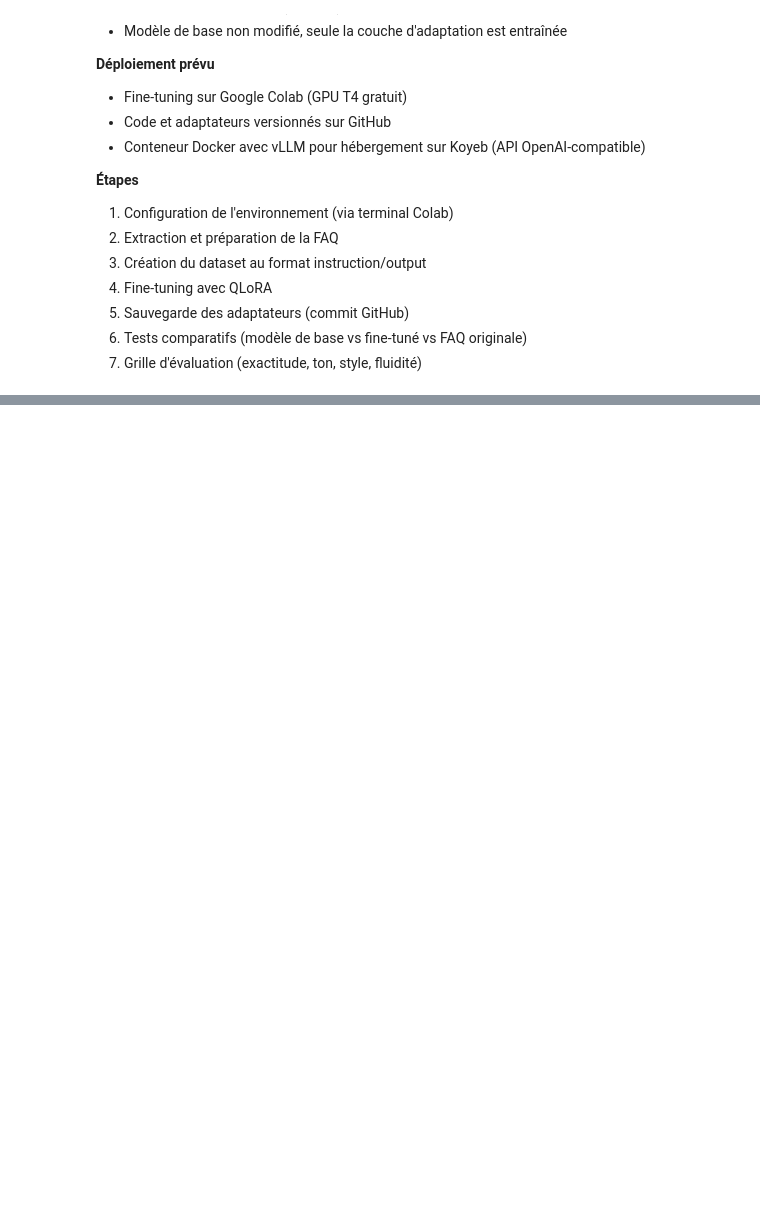
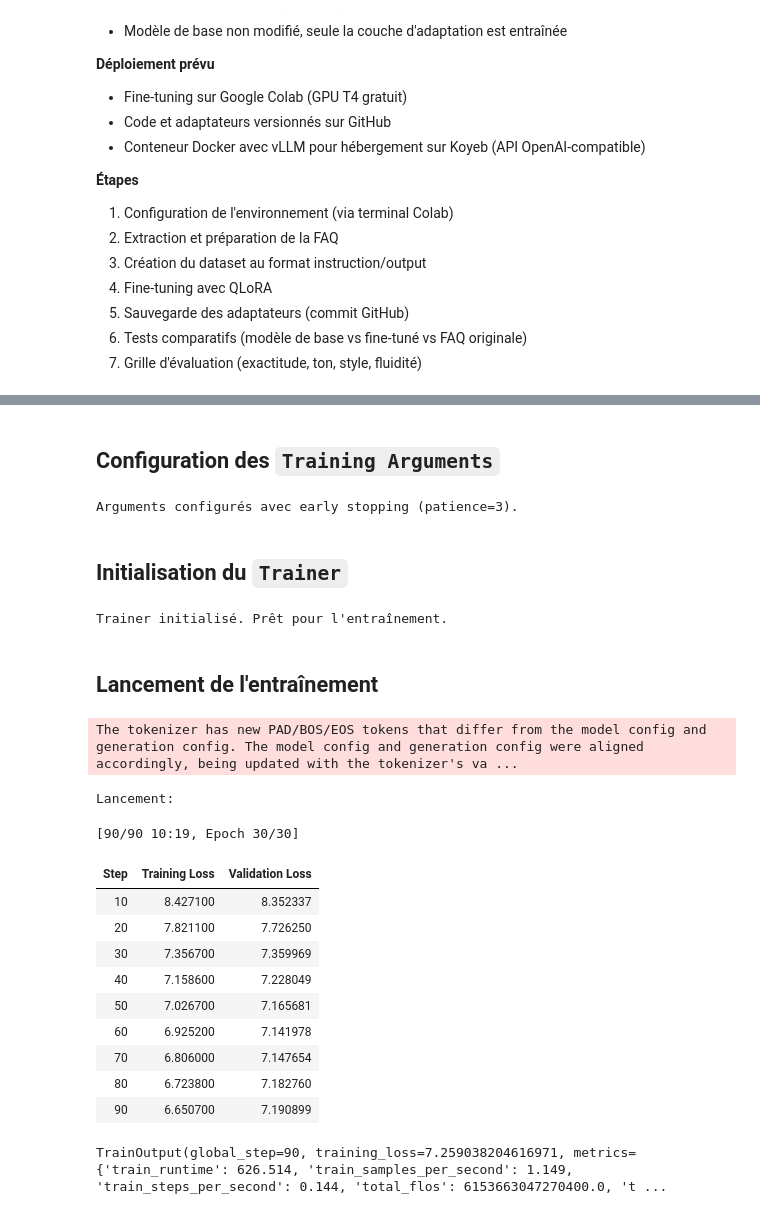
Before and after one commit to VivanBoy/assistant-rag, a Jupyter notebook: notebooks/3-assistant-ft/assistant_fine_tune.ipynb, the cells around one changed output, grey strips where cells are left out. Saved outputs shown, nothing was run; the diff lists cells and outputs as text; code cells hidden in the pictures; blank space fills up the shorter version.

```diff
--- a/notebooks/3-assistant-ft/assistant_fine_tune.ipynb
+++ b/notebooks/3-assistant-ft/assistant_fine_tune.ipynb
@@ -78,0 +1158,65 @@ drwxr-xr-x 4 root root     4096 Mar  1 21:28 src
+# %% [markdown]
+## **Configuration des `Training Arguments`**
+# %%
+# Configuration des arguments d'entraînement avec early stopping
+training_args = TrainingArguments(
+    output_dir=str(MODELS_FT_DIR / "checkpoints-qwen"),
+    num_train_epochs=30,
+    per_device_train_batch_size=2,
+    per_device_eval_batch_size=2,
+    gradient_accumulation_steps=4,
+    warmup_steps=10,
+    logging_steps=5,
+    eval_strategy="steps",
+    eval_steps=10,
+    save_strategy="steps",
+    save_steps=10,
+    learning_rate=2e-4,
+    fp16=True,
+    push_to_hub=False,
+    report_to="none",
+    load_best_model_at_end=True,
+    metric_for_best_model="eval_loss",
+    greater_is_better=False,
+    save_total_limit=3,
+)
+
+print("Arguments configurés avec early stopping (patience=3).")
+# %% [output]
+Arguments configurés avec early stopping (patience=3).
+# %% [markdown]
+## **Initialisation du `Trainer`**
+# %%
+trainer = Trainer(
+    model=model,
+    args=training_args,
+    train_dataset=tokenized_train,
+    eval_dataset=tokenized_eval,
+    tokenizer=tokenizer,
+    callbacks=[EarlyStoppingCallback(early_stopping_patience=3)]
+)
+
+print("Trainer initialisé. Prêt pour l'entraînement.")
+# %% [output]
+Trainer initialisé. Prêt pour l'entraînement.
+# %% [markdown]
+## **Lancement de l'entraînement**
+# %%
+# Lancement de l'entraînement avec early stopping
+print("Lancement: \n")
+trainer.train()
+# %% [output]
+The tokenizer has new PAD/BOS/EOS tokens that differ from the model config and generation config. The model config and generation config were aligned accordingly, being updated with the tokenizer's va ...
+Lancement:
+[90/90 10:19, Epoch 30/30]
+| Step | Training Loss | Validation Loss |
+| 10 | 8.427100 | 8.352337 |
+| 20 | 7.821100 | 7.726250 |
+| 30 | 7.356700 | 7.359969 |
+| 40 | 7.158600 | 7.228049 |
+| 50 | 7.026700 | 7.165681 |
+| 60 | 6.925200 | 7.141978 |
+| 70 | 6.806000 | 7.147654 |
+| 80 | 6.723800 | 7.182760 |
+| 90 | 6.650700 | 7.190899 |
+TrainOutput(global_step=90, training_loss=7.259038204616971, metrics={'train_runtime': 626.514, 'train_samples_per_second': 1.149, 'train_steps_per_second': 0.144, 'total_flos': 6153663047270400.0, 't ...
```
Also changed, not shown: parts of 98 cells of this notebook.
